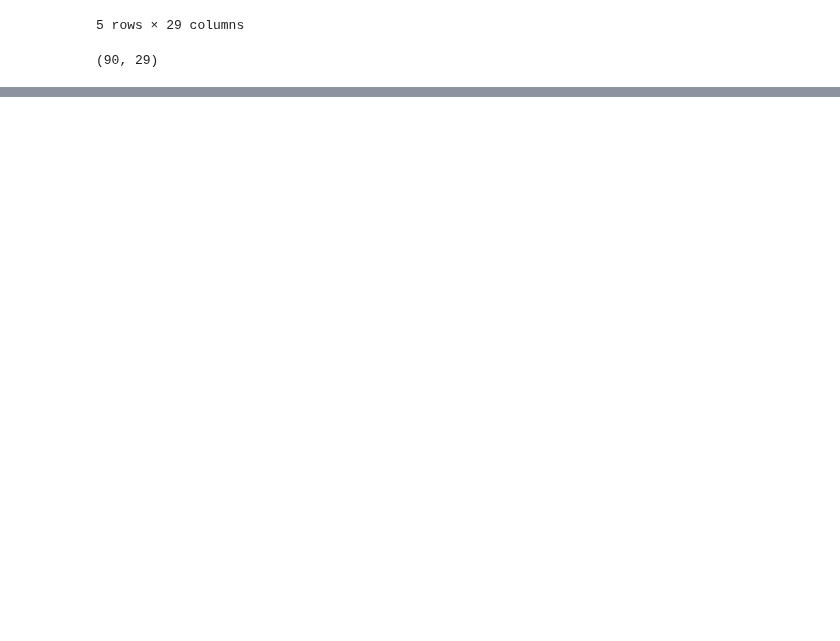
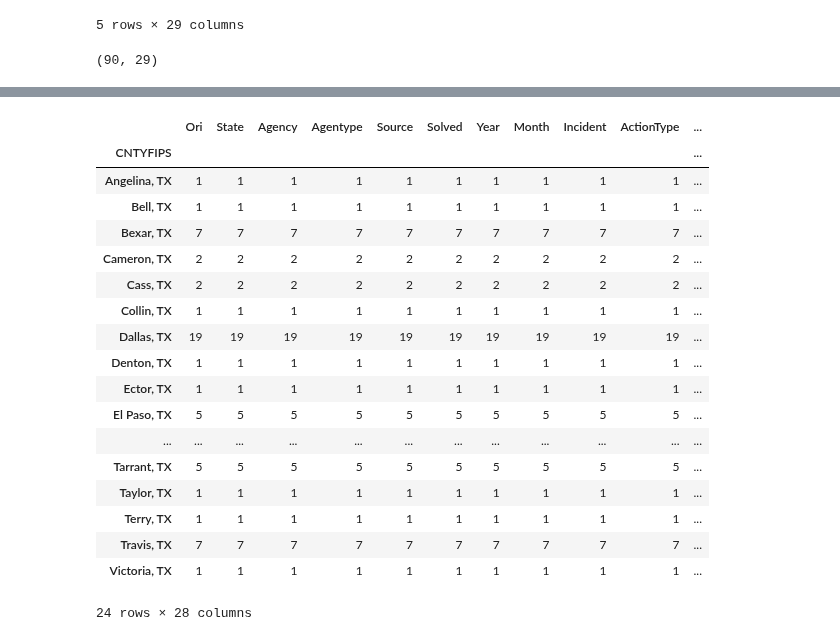
Before and after one commit to fadeeva/weird_projects, a Jupyter notebook: Serial_Killers/Outliers_based_on_cosine_similarity/Weapons_&_Circumstances_cosine_similarity_for_Female_Victims.ipynb, the cells around one changed output, grey strips where cells are left out. Drawn from its saved outputs; the diff is of its cells as text; code cells hidden in the pictures; blank space fills up the shorter version.

```diff
--- a/Serial_Killers/Outliers_based_on_cosine_similarity/Weapons_&_Circumstances_cosine_similarity_for_Female_Victims.ipynb
+++ b/Serial_Killers/Outliers_based_on_cosine_similarity/Weapons_&_Circumstances_cosine_similarity_for_Female_Victims.ipynb
@@ -104,0 +150,22 @@ Name: Ori, dtype: float64
+# %%
+df.groupby('CNTYFIPS').count()
+# %% [output]
+|  | Ori | State | Agency | Agentype | Source | Solved | Year | Month | Incident | ActionType | ... |
+| CNTYFIPS |  |  |  |  |  |  |  |  |  |  | ... |
+| Angelina, TX | 1 | 1 | 1 | 1 | 1 | 1 | 1 | 1 | 1 | 1 | ... |
+| Bell, TX | 1 | 1 | 1 | 1 | 1 | 1 | 1 | 1 | 1 | 1 | ... |
+| Bexar, TX | 7 | 7 | 7 | 7 | 7 | 7 | 7 | 7 | 7 | 7 | ... |
+| Cameron, TX | 2 | 2 | 2 | 2 | 2 | 2 | 2 | 2 | 2 | 2 | ... |
+| Cass, TX | 2 | 2 | 2 | 2 | 2 | 2 | 2 | 2 | 2 | 2 | ... |
+| Collin, TX | 1 | 1 | 1 | 1 | 1 | 1 | 1 | 1 | 1 | 1 | ... |
+| Dallas, TX | 19 | 19 | 19 | 19 | 19 | 19 | 19 | 19 | 19 | 19 | ... |
+| Denton, TX | 1 | 1 | 1 | 1 | 1 | 1 | 1 | 1 | 1 | 1 | ... |
+| Ector, TX | 1 | 1 | 1 | 1 | 1 | 1 | 1 | 1 | 1 | 1 | ... |
+| El Paso, TX | 5 | 5 | 5 | 5 | 5 | 5 | 5 | 5 | 5 | 5 | ... |
+| ... | ... | ... | ... | ... | ... | ... | ... | ... | ... | ... | ... |
+| Tarrant, TX | 5 | 5 | 5 | 5 | 5 | 5 | 5 | 5 | 5 | 5 | ... |
+| Taylor, TX | 1 | 1 | 1 | 1 | 1 | 1 | 1 | 1 | 1 | 1 | ... |
+| Terry, TX | 1 | 1 | 1 | 1 | 1 | 1 | 1 | 1 | 1 | 1 | ... |
+| Travis, TX | 7 | 7 | 7 | 7 | 7 | 7 | 7 | 7 | 7 | 7 | ... |
+| Victoria, TX | 1 | 1 | 1 | 1 | 1 | 1 | 1 | 1 | 1 | 1 | ... |
+24 rows × 28 columns
```
Also changed, not shown: parts of 8 cells of this notebook.
